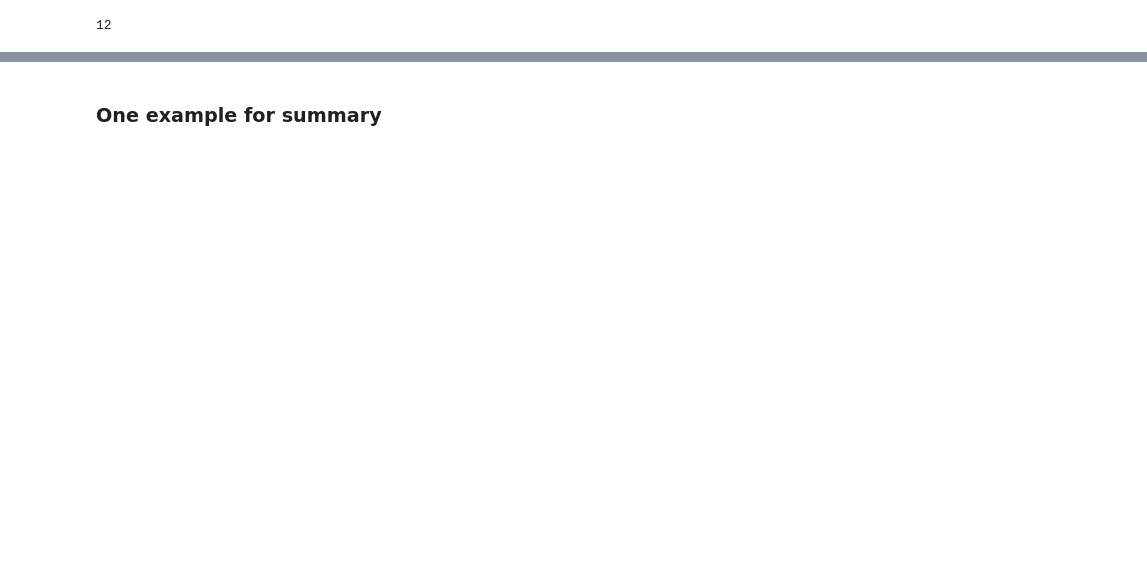
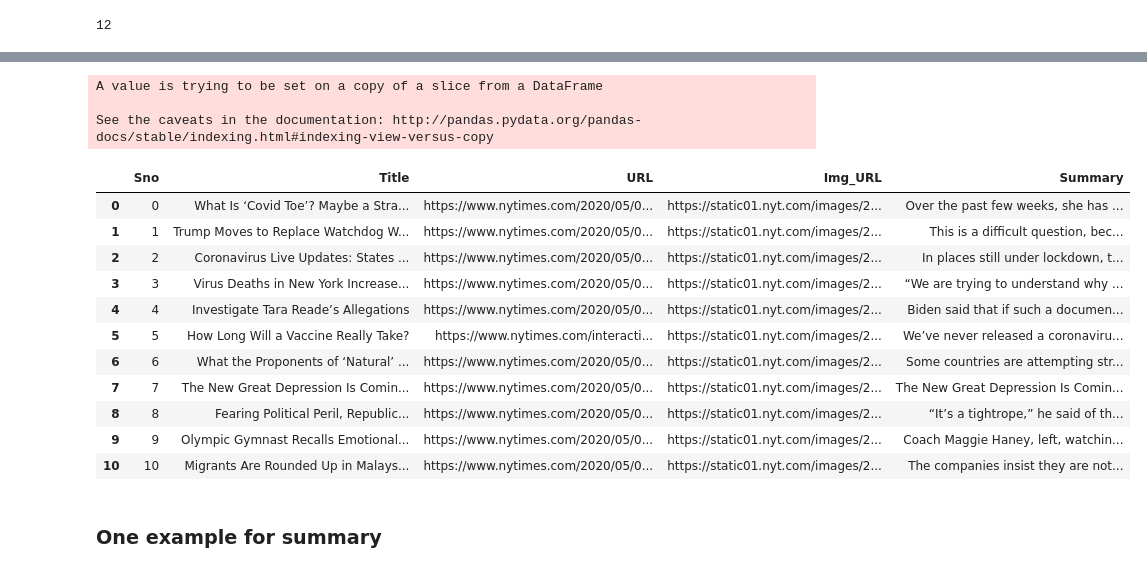
Before and after one commit to ISA-IPA/ISA-IPA-2020-05-03-IS02PT-GRP2-Intelligent_News_Express, a Jupyter notebook: 20200502-News scraping content-NYT-BBC-StraitsTimes-Today_online_add_Fig.ipynb, the cells around one changed output, grey strips where cells are left out. Cells and saved outputs as stored; diff of their text form; code cells hidden in the pictures; blank space fills up the shorter version.

```diff
--- a/20200502-News scraping content-NYT-BBC-StraitsTimes-Today_online_add_Fig.ipynb
+++ b/20200502-News scraping content-NYT-BBC-StraitsTimes-Today_online_add_Fig.ipynb
@@ -81,0 +91,21 @@ df
+# %%
+for i in range(0, df.shape[0]):
+    df['Summary'][i] = remove_str(df['Summary'][i], "u'")
+
+df
+# %% [output]
+A value is trying to be set on a copy of a slice from a DataFrame
+
+See the caveats in the documentation: http://pandas.pydata.org/pandas-docs/stable/indexing.html#indexing-view-versus-copy
+|  | Sno | Title | URL | Img_URL | Summary |
+| 0 | 0 | What Is ‘Covid Toe’? Maybe a Stra... | https://www.nytimes.com/2020/05/0... | https://static01.nyt.com/images/2... | Over the past few weeks, she has ... |
+| 1 | 1 | Trump Moves to Replace Watchdog W... | https://www.nytimes.com/2020/05/0... | https://static01.nyt.com/images/2... | This is a difficult question, bec... |
+| 2 | 2 | Coronavirus Live Updates: States ... | https://www.nytimes.com/2020/05/0... | https://static01.nyt.com/images/2... | In places still under lockdown, t... |
+| 3 | 3 | Virus Deaths in New York Increase... | https://www.nytimes.com/2020/05/0... | https://static01.nyt.com/images/2... | “We are trying to understand why ... |
+| 4 | 4 | Investigate Tara Reade’s Allegations | https://www.nytimes.com/2020/05/0... | https://static01.nyt.com/images/2... | Biden said that if such a documen... |
+| 5 | 5 | How Long Will a Vaccine Really Take? | https://www.nytimes.com/interacti... | https://static01.nyt.com/images/2... | We’ve never released a coronaviru... |
+| 6 | 6 | What the Proponents of ‘Natural’ ... | https://www.nytimes.com/2020/05/0... | https://static01.nyt.com/images/2... | Some countries are attempting str... |
+| 7 | 7 | The New Great Depression Is Comin... | https://www.nytimes.com/2020/05/0... | https://static01.nyt.com/images/2... | The New Great Depression Is Comin... |
+| 8 | 8 | Fearing Political Peril, Republic... | https://www.nytimes.com/2020/05/0... | https://static01.nyt.com/images/2... | “It’s a tightrope,” he said of th... |
+| 9 | 9 | Olympic Gymnast Recalls Emotional... | https://www.nytimes.com/2020/05/0... | https://static01.nyt.com/images/2... | Coach Maggie Haney, left, watchin... |
+| 10 | 10 | Migrants Are Rounded Up in Malays... | https://www.nytimes.com/2020/05/0... | https://static01.nyt.com/images/2... | The companies insist they are not... |
```
Also changed, not shown: parts of 18 cells of this notebook, 22 other files.
